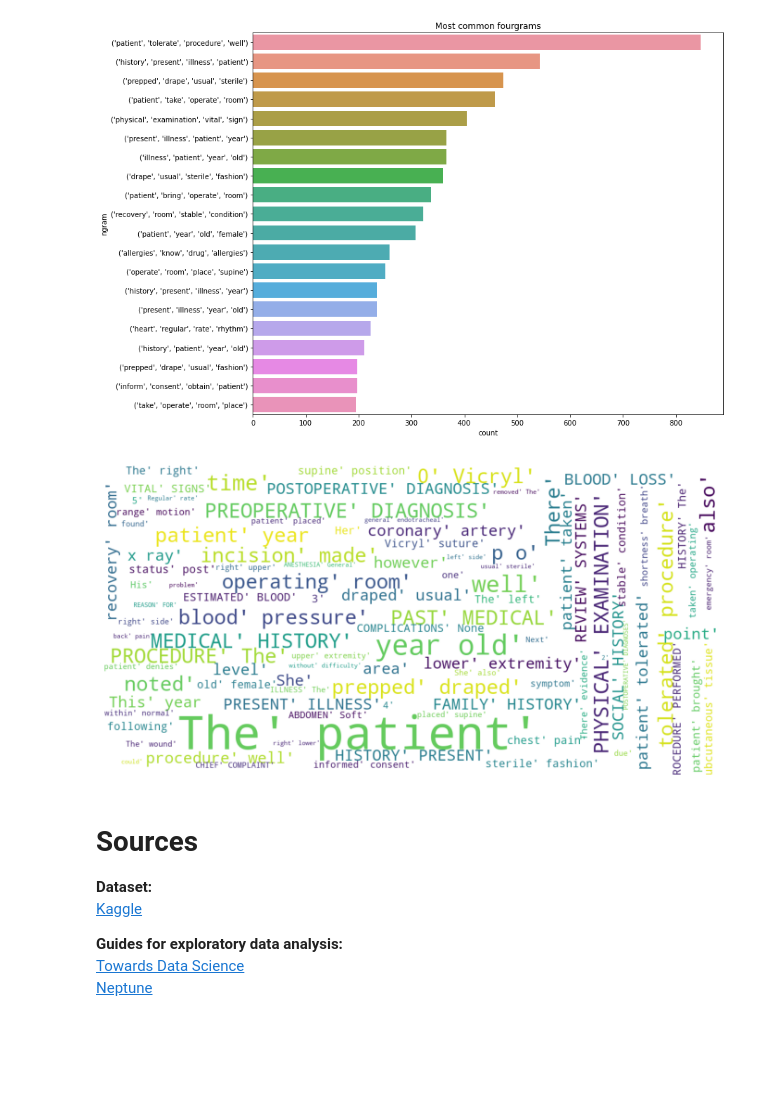
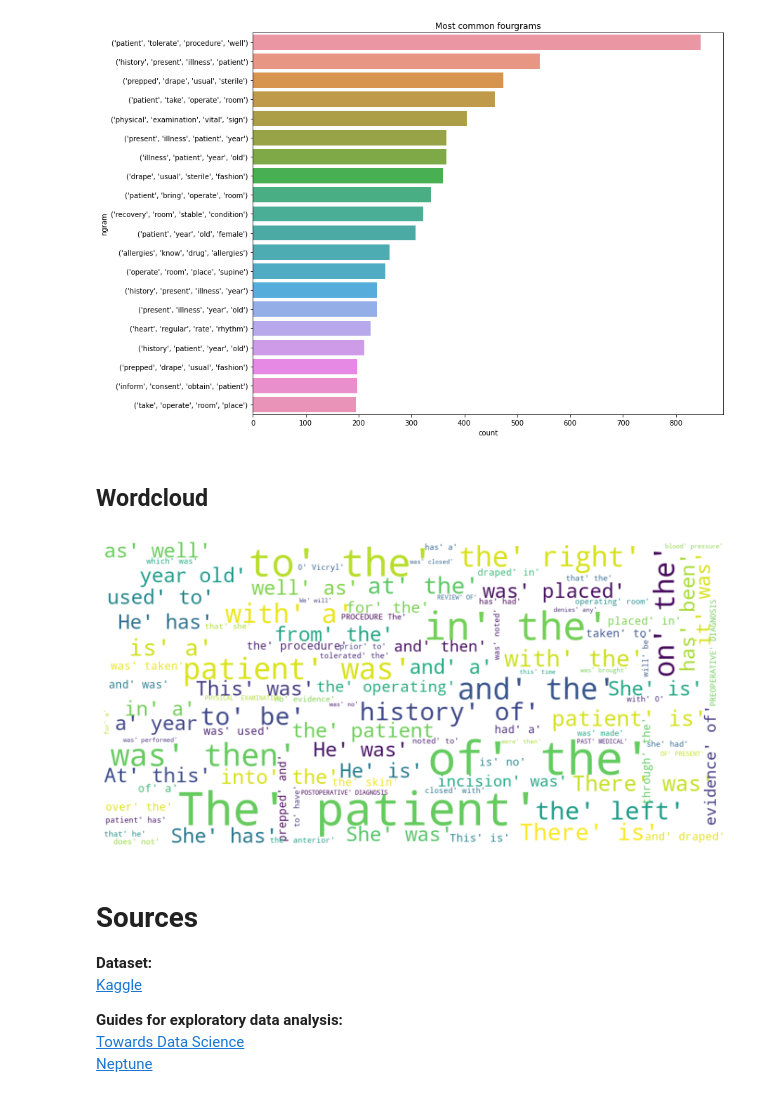
Before and after one commit to freyakuhlman/MedicalTranscriptionClassification, a Jupyter notebook: medical_transcription_data_analysis.ipynb, the cells around one changed output. Saved outputs shown, nothing was run; the diff lists cells and outputs as text; code cells hidden in the pictures; blank space fills up the shorter version.

Commit message:
Added descriptions, updated wordcloud

```diff
--- a/medical_transcription_data_analysis.ipynb
+++ b/medical_transcription_data_analysis.ipynb
@@ -234,3 +248,19 @@ plt.bar(x,y)
+# %%
+def preprocess_text(text):
+    """Preprocess text into normalised tokens."""
+    # Tokenise words into alphabetic tokens
+    tokeniser = RegexpTokenizer(r'[A-Za-z]{2,}')
+    tokens = tokeniser.tokenize(text)
+
+    # Lowercase and lemmatise
+    lemmatiser = WordNetLemmatizer()
+    lemmas = [lemmatiser.lemmatize(token.lower(), pos='v') for token in tokens]
+
+    # Remove stopwords
+    keywords= [lemma for lemma in lemmas if lemma not in stop_words]
+    return keywords
+
+corpus = [preprocess_text(document) for document in df['transcription']]
 # %%
 counter=Counter(corpus)
 most=counter.most_common()
@@ -286,44 +318,29 @@ for i in range(1,5):
 [figure]
 [figure]
 [figure]
-# %%
-def preprocess_news(df):
-    corpus=[]
-    stem=PorterStemmer()
-    lem=WordNetLemmatizer()
-    for trans in df['transcription']:
-        words=[w for w in word_tokenize(trans) if (w not in stop)]
-
-        words=[lem.lemmatize(w) for w in words if len(w)>2]
-
-        corpus.append(words)
-    return corpus
-
-corpus=preprocess_news(df)
+# %% [markdown]
+## Wordcloud
 # %%
-
-stopwords = set(STOPWORDS)
-
 def show_wordcloud(data):
     wordcloud = WordCloud(
         background_color='white',
-        stopwords=stopwords,
+        stopwords=stop_words,
         max_words=100,
         max_font_size=30,
         scale=3,
         random_state=1)
 
     wordcloud=wordcloud.generate(str(data))
 
     fig = plt.figure(1, figsize=(12, 12))
     plt.axis('off')
 
     plt.imshow(wordcloud)
     plt.show()
 
 show_wordcloud(corpus)
 # %% [output]
-[figure, old version]
+[figure, new version]
 # %% [markdown]
 # Sources
 
```
Also changed, not shown: parts of 14 cells of this notebook.
